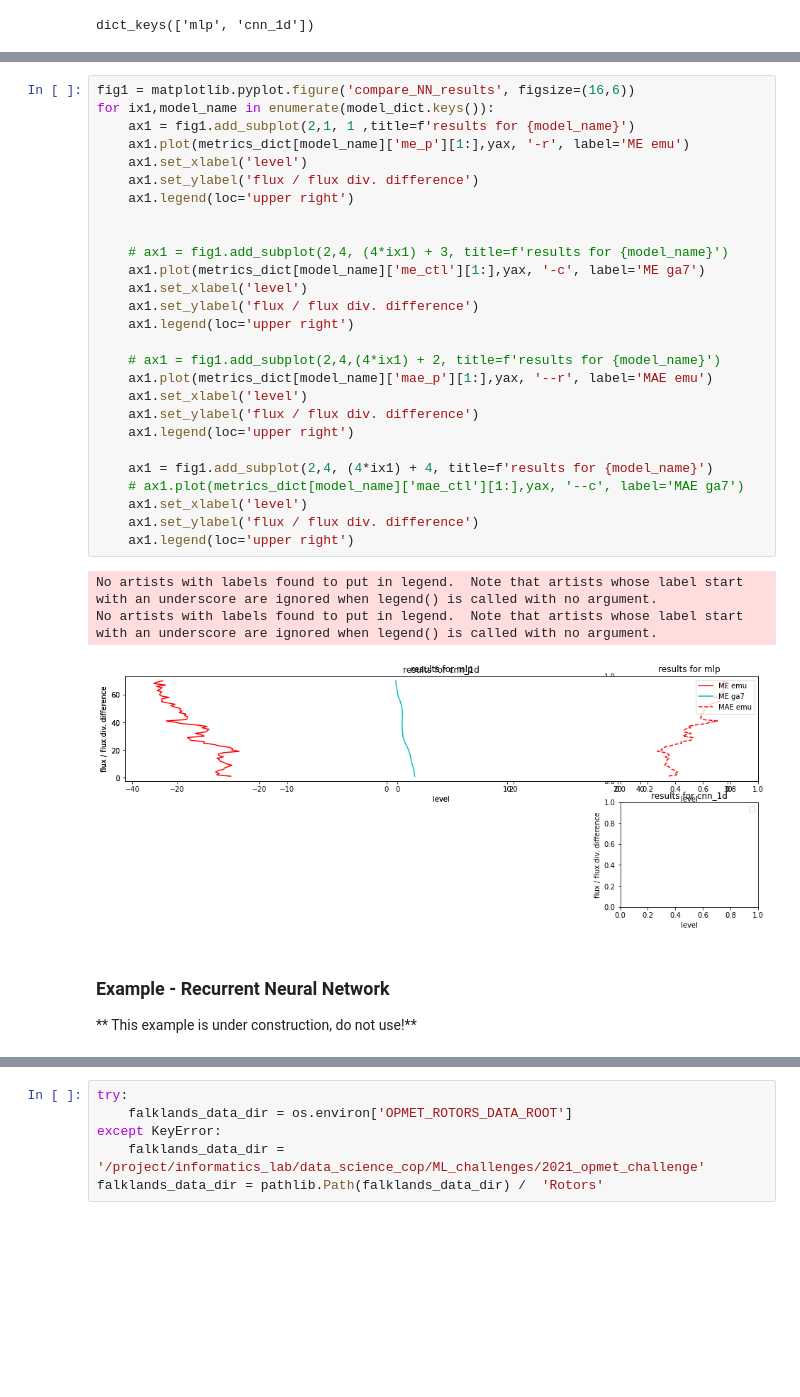
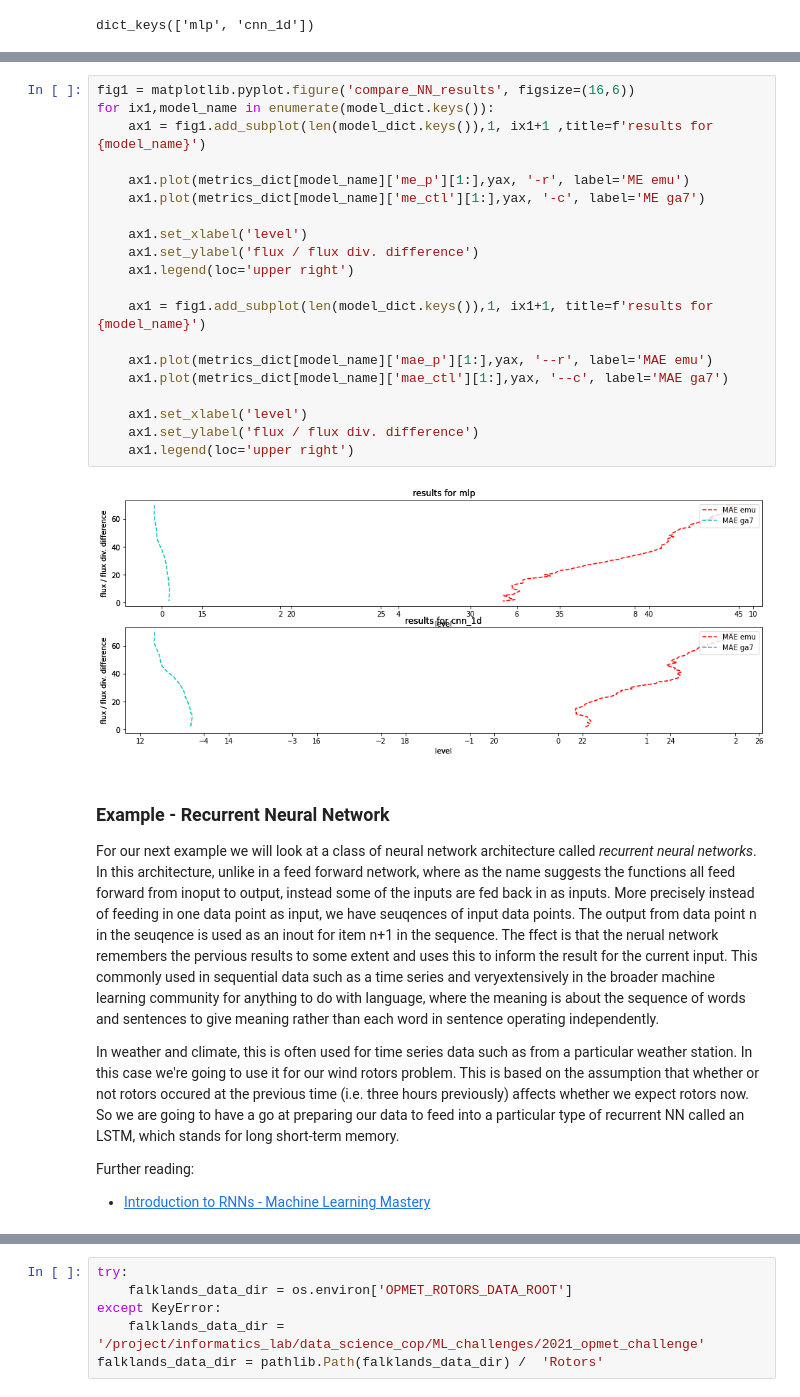
Before and after one commit to informatics-lab/ml_weather_tutorial, a Jupyter notebook: 03_algorithm_selection.ipynb, the cells around one changed output, grey strips where cells are left out. Cells and saved outputs as stored; diff of their text form; blank space fills up the shorter version.

```diff
--- a/03_algorithm_selection.ipynb
+++ b/03_algorithm_selection.ipynb
@@ -796,35 +815,31 @@ ax1.legend(loc='upper right')
 # %%
 fig1 = matplotlib.pyplot.figure('compare_NN_results', figsize=(16,6))
 for ix1,model_name in enumerate(model_dict.keys()):
-    ax1 = fig1.add_subplot(2,1, 1 ,title=f'results for {model_name}')
+    ax1 = fig1.add_subplot(len(model_dict.keys()),1, ix1+1 ,title=f'results for {model_name}')
+
     ax1.plot(metrics_dict[model_name]['me_p'][1:],yax, '-r', label='ME emu')
+    ax1.plot(metrics_dict[model_name]['me_ctl'][1:],yax, '-c', label='ME ga7')
+
     ax1.set_xlabel('level')
     ax1.set_ylabel('flux / flux div. difference')
     ax1.legend(loc='upper right')
 
+    ax1 = fig1.add_subplot(len(model_dict.keys()),1, ix1+1, title=f'results for {model_name}')
 
-    # ax1 = fig1.add_subplot(2,4, (4*ix1) + 3, title=f'results for {model_name}')
-    ax1.plot(metrics_dict[model_name]['me_ctl'][1:],yax, '-c', label='ME ga7')
+    ax1.plot(metrics_dict[model_name]['mae_p'][1:],yax, '--r', label='MAE emu')
+    ax1.plot(metrics_dict[model_name]['mae_ctl'][1:],yax, '--c', label='MAE ga7')
+
     ax1.set_xlabel('level')
     ax1.set_ylabel('flux / flux div. difference')
     ax1.legend(loc='upper right')
-
-    # ax1 = fig1.add_subplot(2,4,(4*ix1) + 2, title=f'results for {model_name}')
-    ax1.plot(metrics_dict[model_name]['mae_p'][1:],yax, '--r', label='MAE emu')
-    ax1.set_xlabel('level')
-    ax1.set_ylabel('flux / flux div. difference')
-    ax1.legend(loc='upper right')
-
-    ax1 = fig1.add_subplot(2,4, (4*ix1) + 4, title=f'results for {model_name}')
-    # ax1.plot(metrics_dict[model_name]['mae_ctl'][1:],yax, '--c', label='MAE ga7')
-    ax1.set_xlabel('level')
-    ax1.set_ylabel('flux / flux div. difference')
-    ax1.legend(loc='upper right')
 # %% [output]
-No artists with labels found to put in legend.  Note that artists whose label start with an underscore are ignored when legend() is called with no argument.
-No artists with labels found to put in legend.  Note that artists whose label start with an underscore are ignored when legend() is called with no argument.
-[figure, old version]
+[figure, new version]
 # %% [markdown]
 ### Example - Recurrent Neural Network
 
-** This example is under construction, do not use!**
+For our next example we will look at a class of neural network architecture called *recurrent neural networks*. In this architecture, unlike in a feed forward network, where as the name suggests the functions all feed forward from inoput to output, instead some of the inputs are fed back in as inputs. More precisely instead of feeding in one data point as input, we have seuqences of input data points. The output from data point n in the seuqence is used as an inout for item n+1 in the sequence. The ffect is that the nerual network remembers the pervious results to some extent and uses this to inform the result for the current input. This commonly used in sequential data such as a time series and veryextensively in the broader machine learning community for anything to do with language, where the meaning is about the sequence of words and sentences to give meaning rather than each word in sentence operating independently.
+
+In weather and climate, this is often used for time series data such as from a particular weather station. In this case we're going to use it for our wind rotors problem. This is based on the assumption that whether or not rotors occured at the previous time (i.e. three hours previously) affects whether we expect rotors now. So we are going to have a go at preparing our data to feed into a particular type of recurrent NN called an LSTM, which stands for long short-term memory.
+
+Further reading:
+* [Introduction to RNNs - Machine Learning Mastery](https://machinelearningmastery.com/an-introduction-to-recurrent-neural-networks-and-the-math-that-powers-them/)
```
Also changed, not shown: parts of 40 cells of this notebook, 3 other files.
